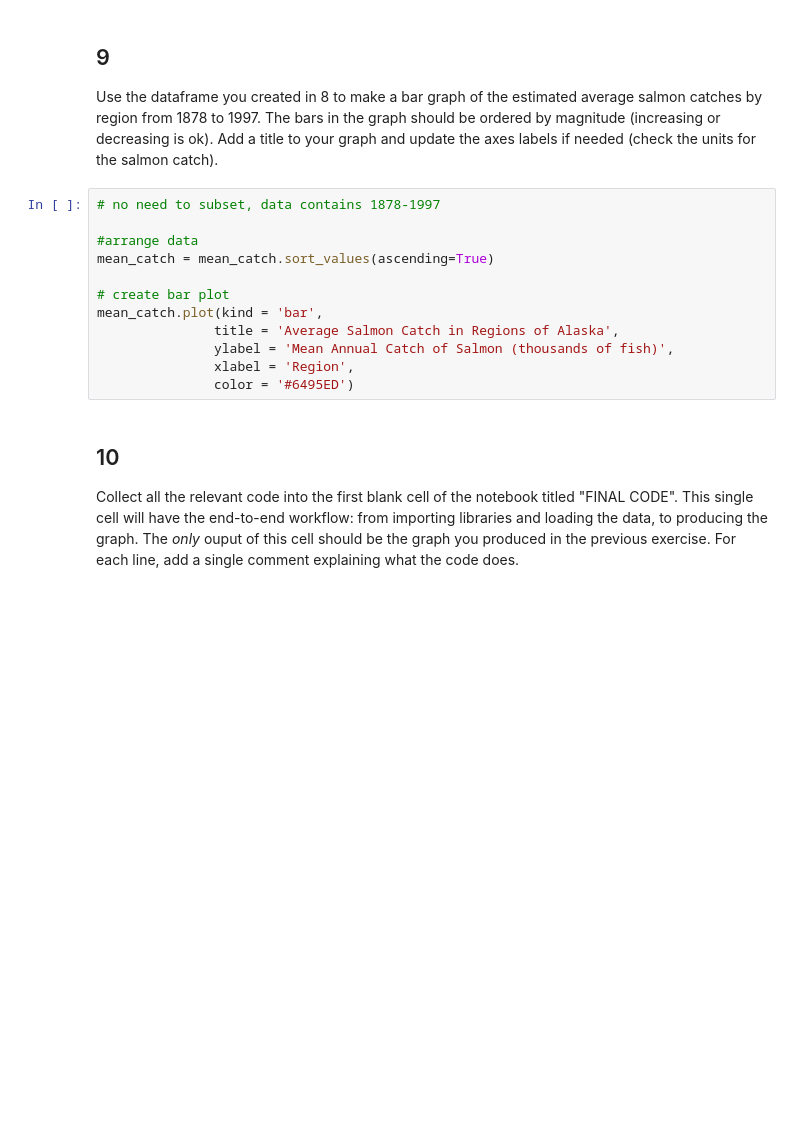
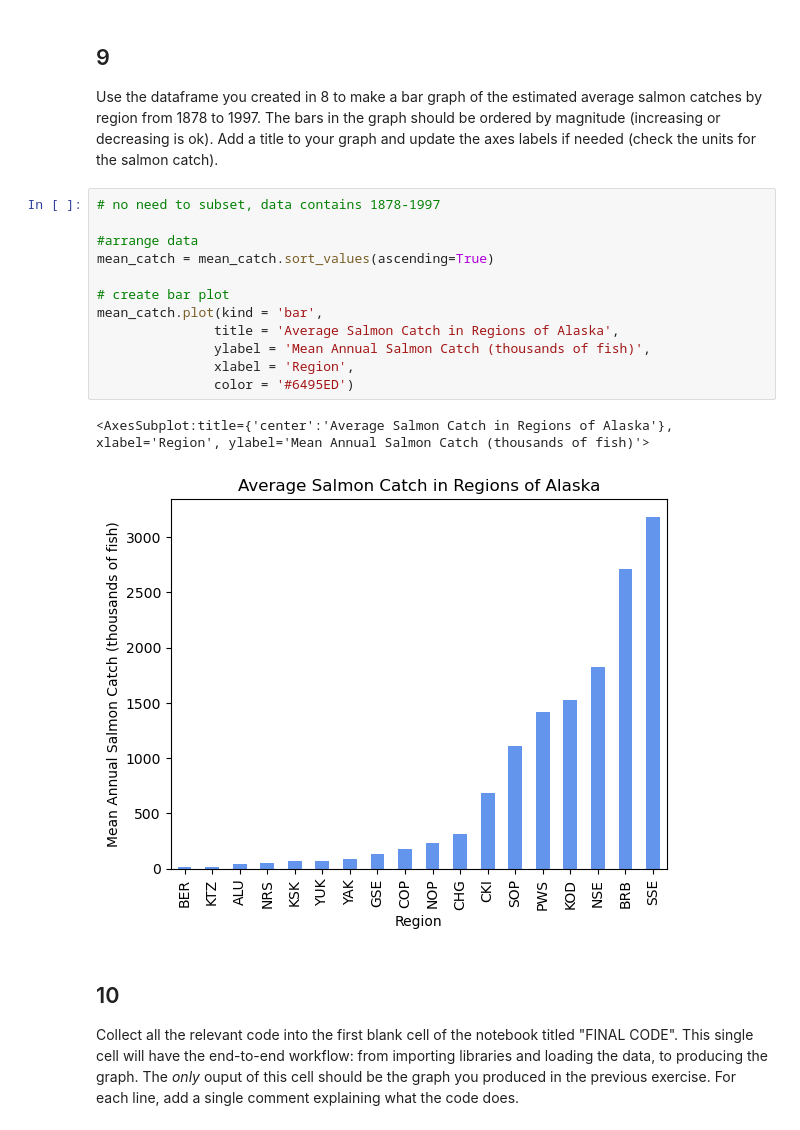
Before and after one commit to bbarajas429/eds220-hwk-2, a Jupyter notebook: hwk2-task3-salmon.ipynb, the cells around one changed output. Saved outputs shown, nothing was run; the diff lists cells and outputs as text; blank space fills up the shorter version.

```diff
--- a/hwk2-task3-salmon.ipynb
+++ b/hwk2-task3-salmon.ipynb
@@ -164,15 +167,18 @@ Use the dataframe you created in 8 to make a bar graph of the estimated average
 # %%
 # no need to subset, data contains 1878-1997
 
 #arrange data
 mean_catch = mean_catch.sort_values(ascending=True)
 
 # create bar plot
 mean_catch.plot(kind = 'bar',
                title = 'Average Salmon Catch in Regions of Alaska',
-               ylabel = 'Mean Annual Catch of Salmon (thousands of fish)',
+               ylabel = 'Mean Annual Salmon Catch (thousands of fish)',
                xlabel = 'Region',
                color = '#6495ED')
+# %% [output]
+<AxesSubplot:title={'center':'Average Salmon Catch in Regions of Alaska'}, xlabel='Region', ylabel='Mean Annual Salmon Catch (thousands of fish)'>
+[figure, added]
 # %% [markdown]
 ## 10
 
```
Also changed, not shown: parts of 1 cell of this notebook, 1 other file.
